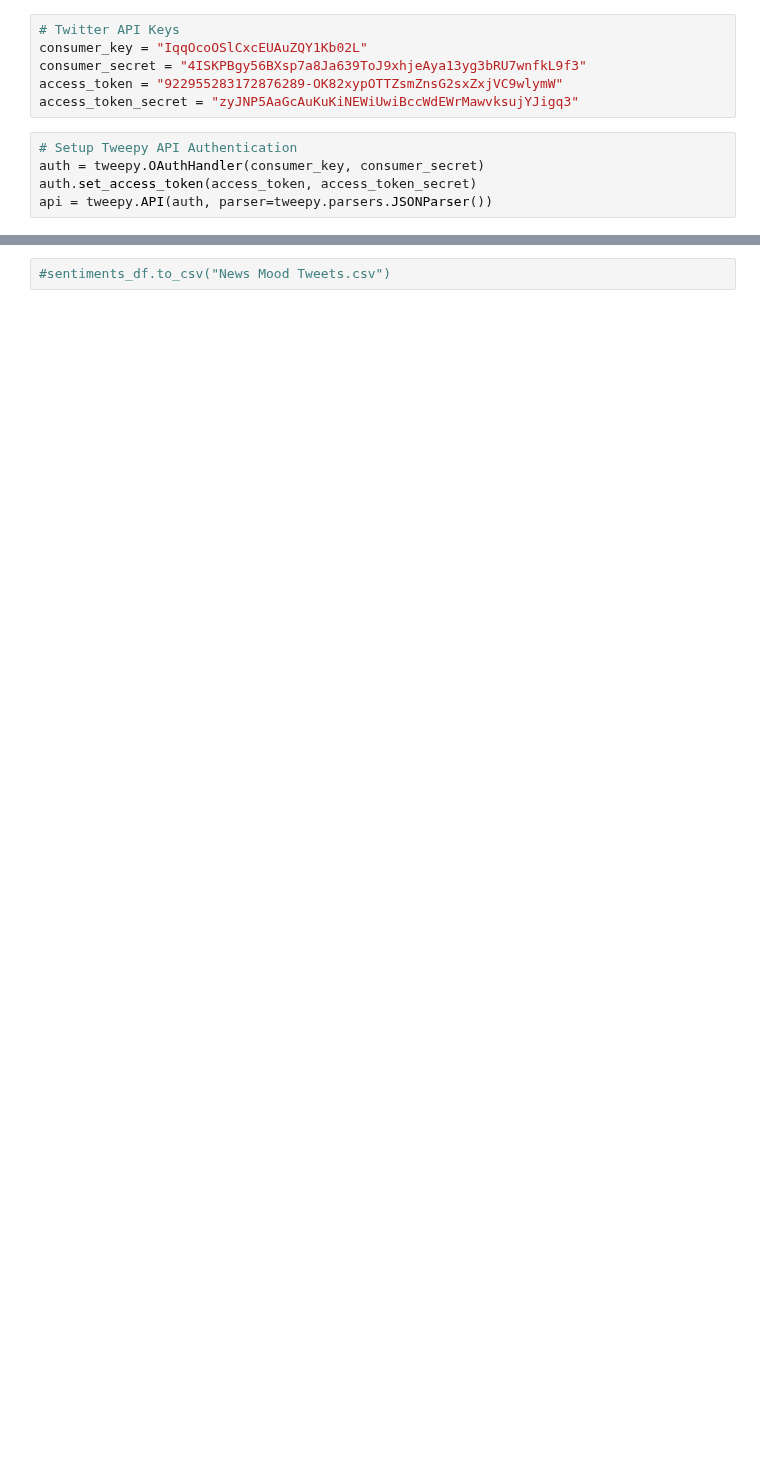
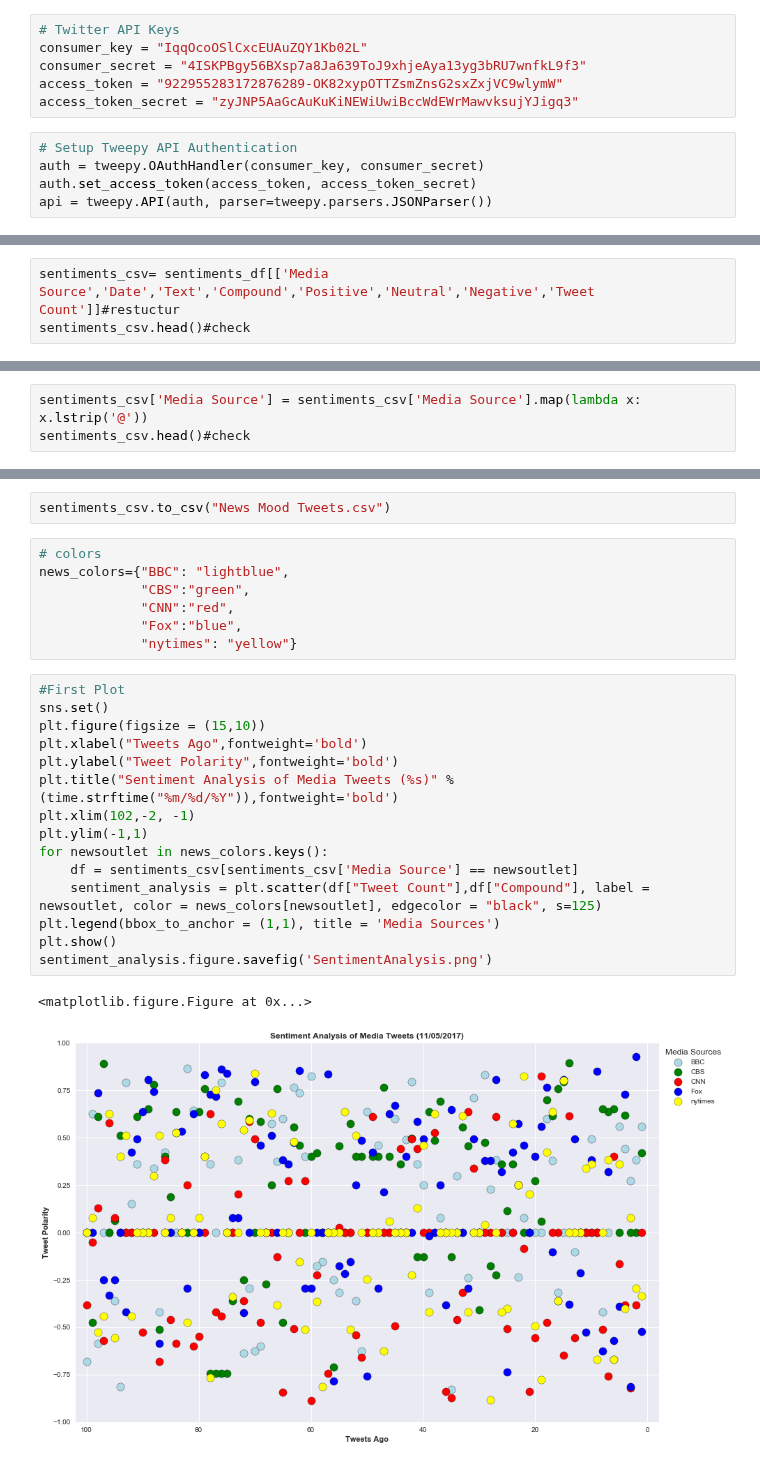
Before and after one commit to KDC323/News-Mood, a Jupyter notebook: Instructions/News Mood.ipynb, the cells around one changed output, grey strips where cells are left out. Cells and saved outputs as stored; diff of their text form; blank space fills up the shorter version.

```diff
--- a/Instructions/News Mood.ipynb
+++ b/Instructions/News Mood.ipynb
@@ -163,0 +108,3 @@ sentiments_pd
+# %%
+sentiments_csv= sentiments_df[['Media Source','Date','Text','Compound','Positive','Neutral','Negative','Tweet Count']]#restuctur
+sentiments_csv.head()#check
@@ -163,0 +118,3 @@ sentiments_pd
+# %%
+sentiments_csv['Media Source'] = sentiments_csv['Media Source'].map(lambda x: x.lstrip('@'))
+sentiments_csv.head()#check
@@ -164,2 +128,27 @@ sentiments_pd
 # %%
-#sentiments_df.to_csv("News Mood Tweets.csv")
+sentiments_csv.to_csv("News Mood Tweets.csv")
+# %%
+# colors
+news_colors={"BBC": "lightblue",
+             "CBS":"green",
+             "CNN":"red",
+             "Fox":"blue",
+             "nytimes": "yellow"}
+# %%
+#First Plot
+sns.set()
+plt.figure(figsize = (15,10))
+plt.xlabel("Tweets Ago",fontweight='bold')
+plt.ylabel("Tweet Polarity",fontweight='bold')
+plt.title("Sentiment Analysis of Media Tweets (%s)" % (time.strftime("%m/%d/%Y")),fontweight='bold')
+plt.xlim(102,-2, -1)
+plt.ylim(-1,1)
+for newsoutlet in news_colors.keys():
+    df = sentiments_csv[sentiments_csv['Media Source'] == newsoutlet]
+    sentiment_analysis = plt.scatter(df["Tweet Count"],df["Compound"], label = newsoutlet, color = news_colors[newsoutlet], edgecolor = "black", s=125)
+plt.legend(bbox_to_anchor = (1,1), title = 'Media Sources')
+plt.show()
+sentiment_analysis.figure.savefig('SentimentAnalysis.png')
+# %% [output]
+<matplotlib.figure.Figure at 0x...>
+[figure, added]
```
Also changed, not shown: parts of 14 cells of this notebook, 6 other files.
